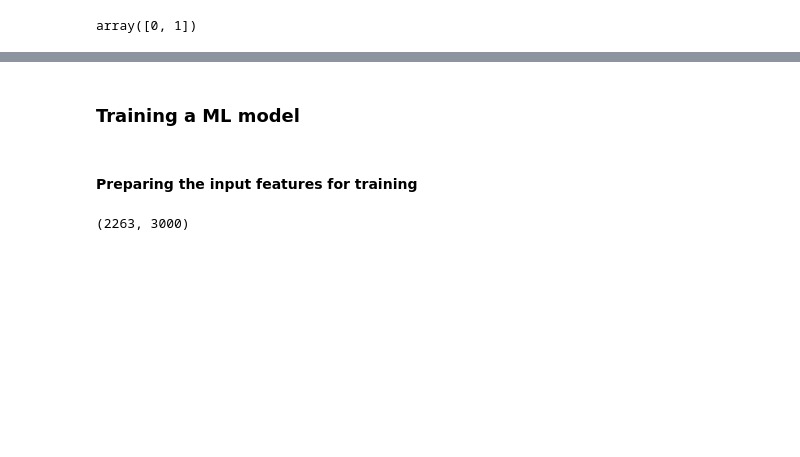
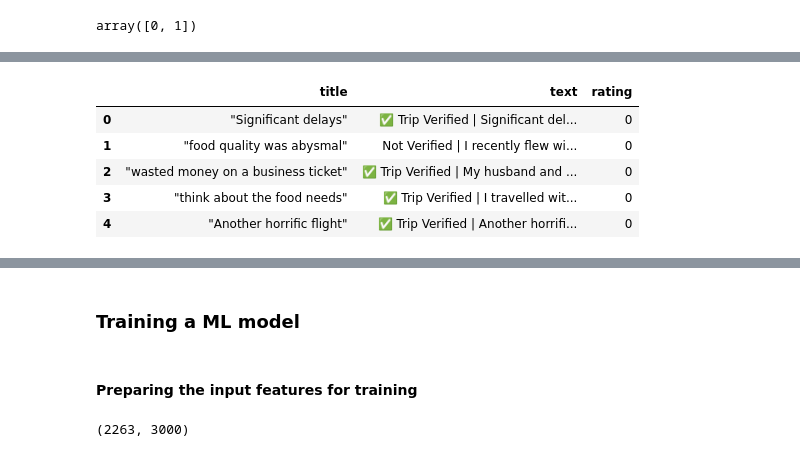
Before and after one commit to Karsh01/Sentiment_Analysis_QantasAirways, a Jupyter notebook: Sentiment Analysis.ipynb, the cells around one changed output, grey strips where cells are left out. Saved outputs shown, nothing was run; the diff lists cells and outputs as text; code cells hidden in the pictures; blank space fills up the shorter version.

```diff
--- a/Sentiment Analysis.ipynb
+++ b/Sentiment Analysis.ipynb
@@ -488,3 +228,0 @@ Name: text, dtype: object
-# %%
-tokenizer = RegexpTokenizer(r'\w+')
-df['text'] = df['text'].apply(tokenizer.tokenize)
@@ -502,7 +228,0 @@ Name: text, dtype: object
-# %%
-st = nltk.PorterStemmer()
-def stemming_on_text(data):
-    text = [st.stem(word) for word in data]
-    return data
-
-df['text']= df['text'].apply(lambda x: stemming_on_text(x))
@@ -540,0 +287,9 @@ df['text'] = df['text'].str.strip('[]')
+# %%
+df.head()
+# %% [output]
+|  | title | text | rating |
+| 0 | "Significant delays" | ✅ Trip Verified | Significant del... | 0 |
+| 1 | "food quality was abysmal" | Not Verified | I recently flew wi... | 0 |
+| 2 | "wasted money on a business ticket" | ✅ Trip Verified | My husband and ... | 0 |
+| 3 | "think about the food needs" | ✅ Trip Verified | I travelled wit... | 0 |
+| 4 | "Another horrific flight" | ✅ Trip Verified | Another horrifi... | 0 |
```
Also changed, not shown: parts of 46 cells of this notebook.
